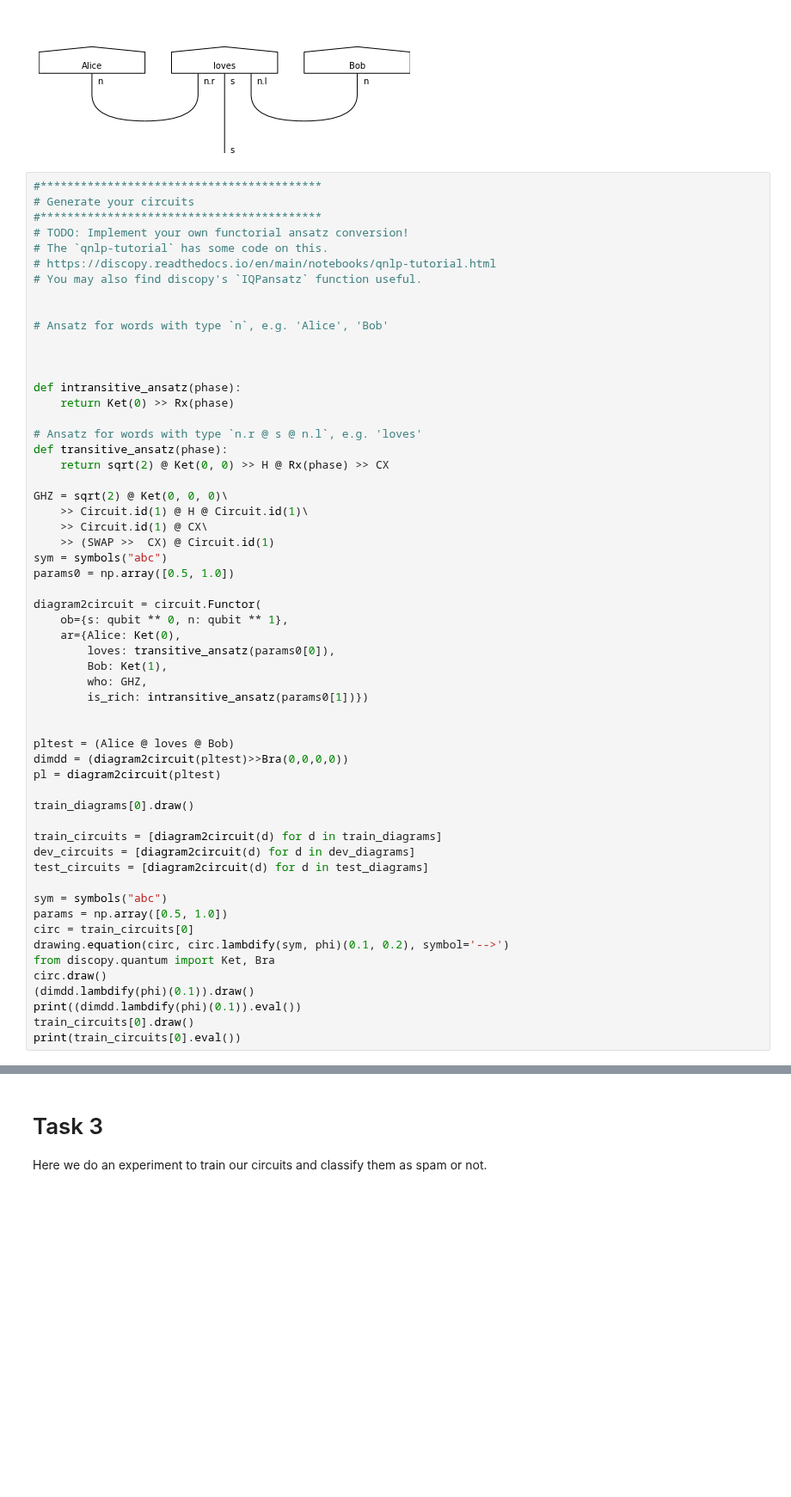
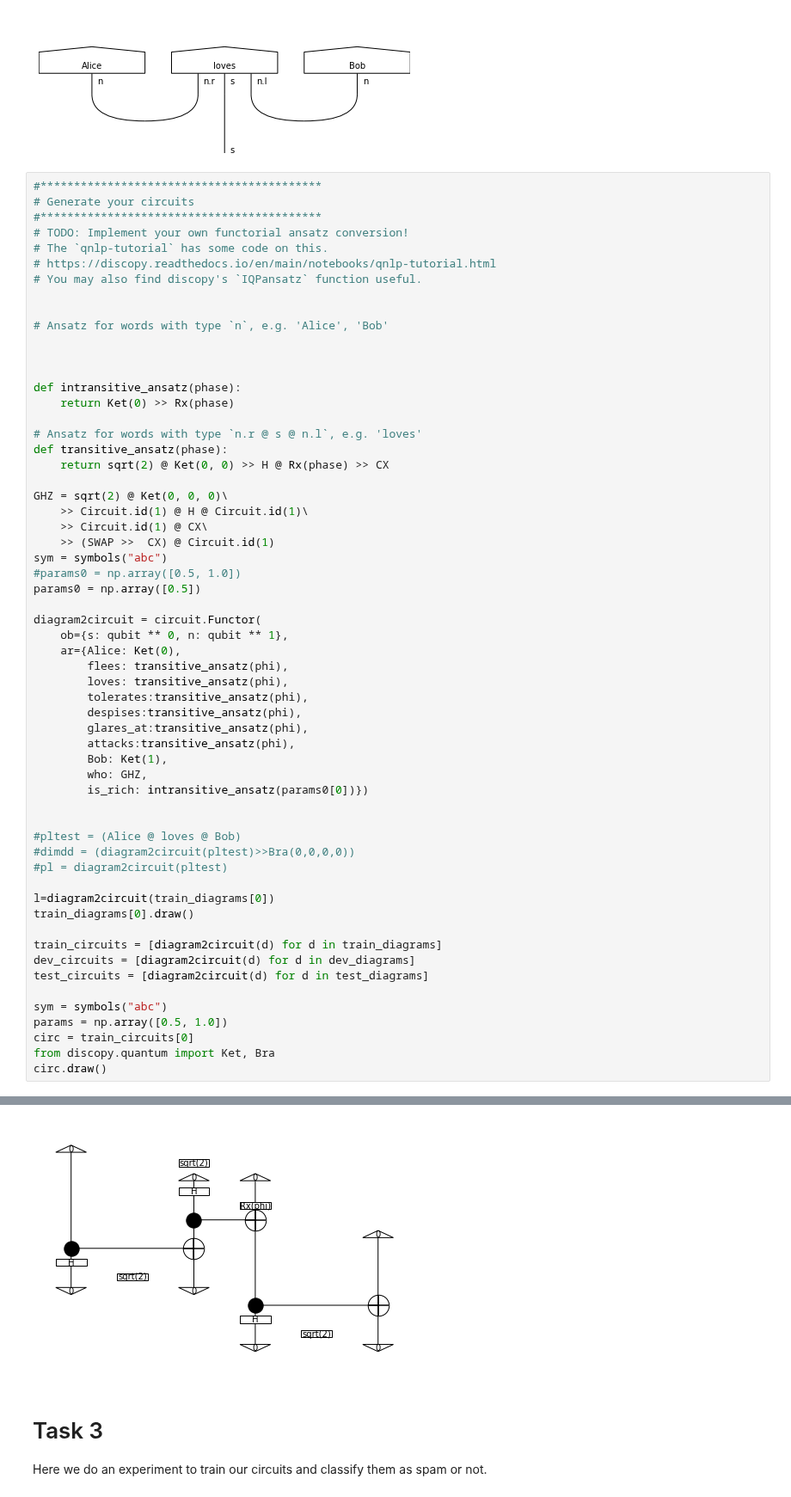
Before and after one commit to CDL-Quantum/CohortProject_2021, a Jupyter notebook: Week4_NLP/Task_2_and_3_QNLP_Experiment.ipynb, the cells around one changed output, grey strips where cells are left out. Shown at 86% size. Saved outputs shown, nothing was run; the diff lists cells and outputs as text; blank space fills up the shorter version.

Commit message:
diagram

```diff
--- a/Week4_NLP/Task_2_and_3_QNLP_Experiment.ipynb
+++ b/Week4_NLP/Task_2_and_3_QNLP_Experiment.ipynb
@@ -173,21 +173,28 @@ GHZ = sqrt(2) @ Ket(0, 0, 0)\
     >> Circuit.id(1) @ CX\
     >> (SWAP >>  CX) @ Circuit.id(1)
 sym = symbols("abc")
-params0 = np.array([0.5, 1.0])
+#params0 = np.array([0.5, 1.0])
+params0 = np.array([0.5])
 
 diagram2circuit = circuit.Functor(
     ob={s: qubit ** 0, n: qubit ** 1},
     ar={Alice: Ket(0),
-        loves: transitive_ansatz(params0[0]),
+        flees: transitive_ansatz(phi),
+        loves: transitive_ansatz(phi),
+        tolerates:transitive_ansatz(phi),
+        despises:transitive_ansatz(phi),
+        glares_at:transitive_ansatz(phi),
+        attacks:transitive_ansatz(phi),
         Bob: Ket(1),
         who: GHZ,
-        is_rich: intransitive_ansatz(params0[1])})
+        is_rich: intransitive_ansatz(params0[0])})
 
 
-pltest = (Alice @ loves @ Bob)
-dimdd = (diagram2circuit(pltest)>>Bra(0,0,0,0))
-pl = diagram2circuit(pltest)
+#pltest = (Alice @ loves @ Bob)
+#dimdd = (diagram2circuit(pltest)>>Bra(0,0,0,0))
+#pl = diagram2circuit(pltest)
 
+l=diagram2circuit(train_diagrams[0])
 train_diagrams[0].draw()
 
 train_circuits = [diagram2circuit(d) for d in train_diagrams]
@@ -197,12 +204,7 @@ test_circuits = [diagram2circuit(d) for d in test_diagrams]
 sym = symbols("abc")
 params = np.array([0.5, 1.0])
 circ = train_circuits[0]
-drawing.equation(circ, circ.lambdify(sym, phi)(0.1, 0.2), symbol='-->')
 from discopy.quantum import Ket, Bra
 circ.draw()
-(dimdd.lambdify(phi)(0.1)).draw()
-print((dimdd.lambdify(phi)(0.1)).eval())
-train_circuits[0].draw()
-print(train_circuits[0].eval())
 # %% [output]
 [figure]
@@ -210,3 +211,4 @@ KeyError: Word('flees', Ty(Ob('n', z=1), 's', Ob('n', z=-1)))
+[figure, added]
 # %% [markdown]
 # Task 3
 
```
Also changed, not shown: parts of 5 cells of this notebook.
